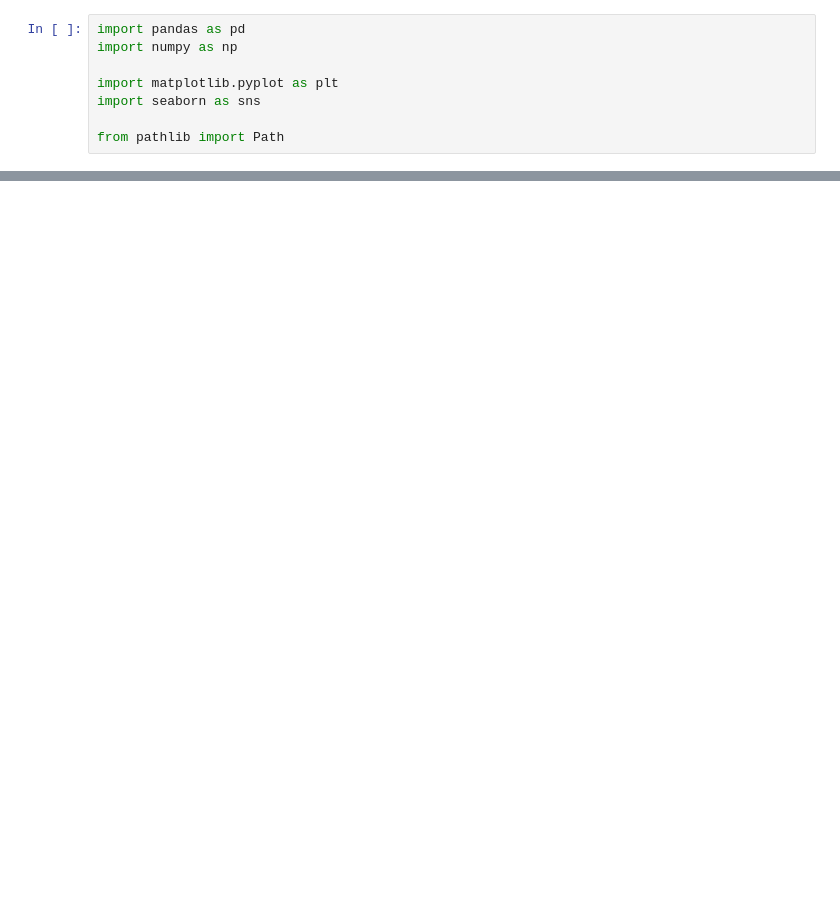
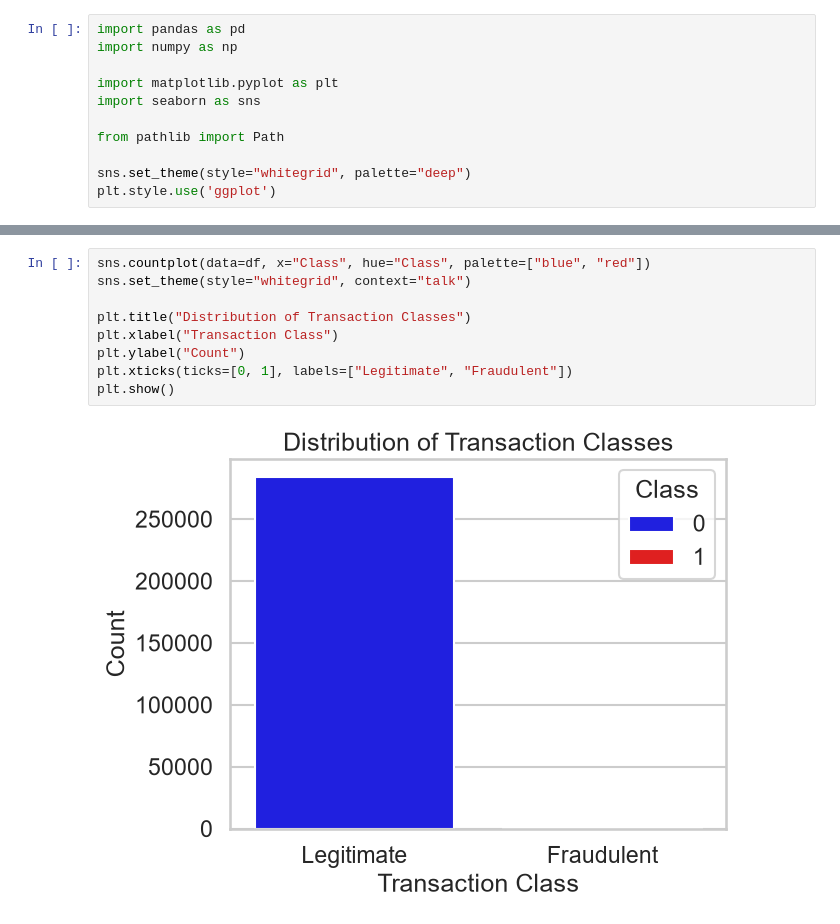
Before and after one commit to Battistinii/credit-card-fraud-detection, a Jupyter notebook: notebooks/01_exploratory_data_analysis.ipynb, the cells around one changed output, grey strips where cells are left out. Cells and saved outputs as stored; diff of their text form; blank space fills up the shorter version.

```diff
--- a/notebooks/01_exploratory_data_analysis.ipynb
+++ b/notebooks/01_exploratory_data_analysis.ipynb
@@ -6,3 +11,6 @@ import matplotlib.pyplot as plt
 import seaborn as sns
 
 from pathlib import Path
+
+sns.set_theme(style="whitegrid", palette="deep")
+plt.style.use('ggplot')
@@ -91,0 +142,11 @@ Name: proportion, dtype: float64
+# %%
+sns.countplot(data=df, x="Class", hue="Class", palette=["blue", "red"])
+sns.set_theme(style="whitegrid", context="talk")
+
+plt.title("Distribution of Transaction Classes")
+plt.xlabel("Transaction Class")
+plt.ylabel("Count")
+plt.xticks(ticks=[0, 1], labels=["Legitimate", "Fraudulent"])
+plt.show()
+# %% [output]
+[figure, added]
```
Also changed, not shown: parts of 30 cells of this notebook.
